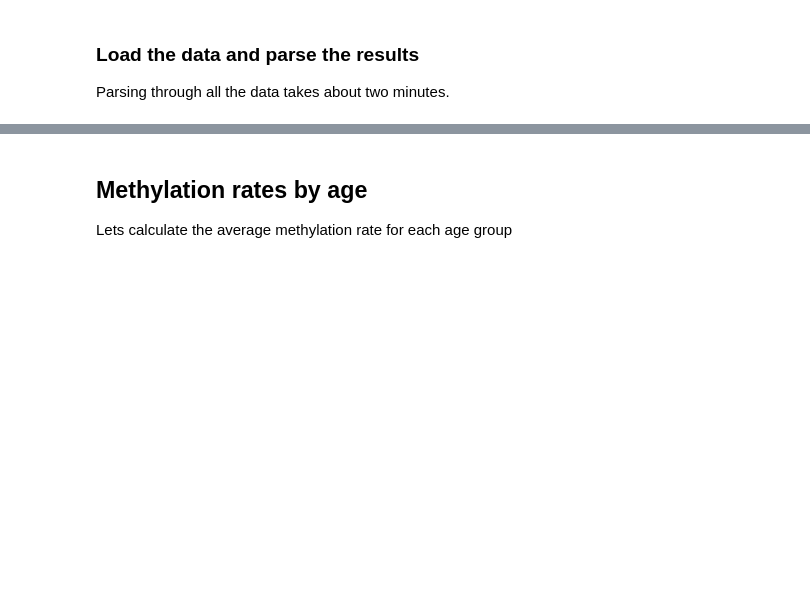
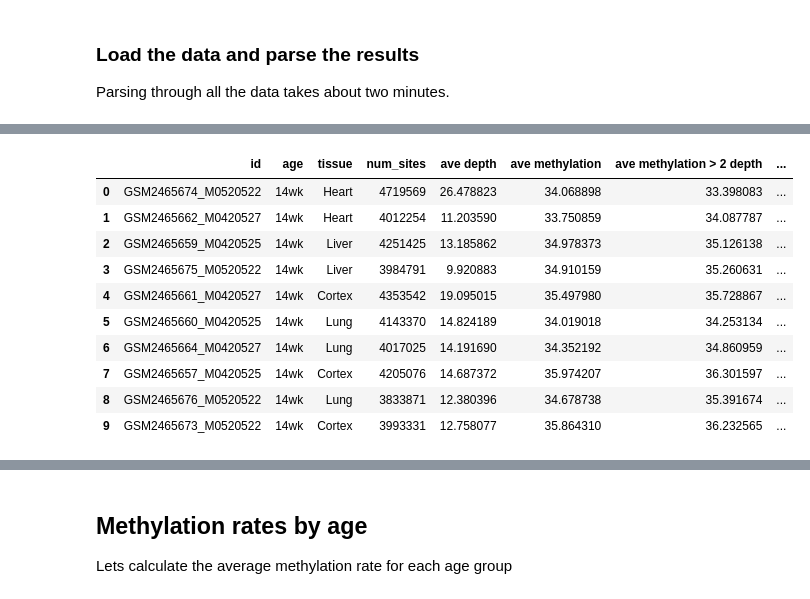
Before and after one commit to hunterDRuebsamen/Bioinformatic_Lab-1, a Jupyter notebook: methyl_analysis.ipynb, the cells around one changed output, grey strips where cells are left out. Cells and saved outputs as stored; diff of their text form; code cells hidden in the pictures; blank space fills up the shorter version.

```diff
--- a/methyl_analysis.ipynb
+++ b/methyl_analysis.ipynb
@@ -125,3 +68,18 @@ df
+# %%
+df.sort_values("age", ignore_index=True, inplace=True)
+df.head(10)
+# %% [output]
+|  | id | age | tissue | num_sites | ave depth | ave methylation | ave methylation > 2 depth | ... |
+| 0 | GSM2465674_M0520522 | 14wk | Heart | 4719569 | 26.478823 | 34.068898 | 33.398083 | ... |
+| 1 | GSM2465662_M0420527 | 14wk | Heart | 4012254 | 11.203590 | 33.750859 | 34.087787 | ... |
+| 2 | GSM2465659_M0420525 | 14wk | Liver | 4251425 | 13.185862 | 34.978373 | 35.126138 | ... |
+| 3 | GSM2465675_M0520522 | 14wk | Liver | 3984791 | 9.920883 | 34.910159 | 35.260631 | ... |
+| 4 | GSM2465661_M0420527 | 14wk | Cortex | 4353542 | 19.095015 | 35.497980 | 35.728867 | ... |
+| 5 | GSM2465660_M0420525 | 14wk | Lung | 4143370 | 14.824189 | 34.019018 | 34.253134 | ... |
+| 6 | GSM2465664_M0420527 | 14wk | Lung | 4017025 | 14.191690 | 34.352192 | 34.860959 | ... |
+| 7 | GSM2465657_M0420525 | 14wk | Cortex | 4205076 | 14.687372 | 35.974207 | 36.301597 | ... |
+| 8 | GSM2465676_M0520522 | 14wk | Lung | 3833871 | 12.380396 | 34.678738 | 35.391674 | ... |
+| 9 | GSM2465673_M0520522 | 14wk | Cortex | 3993331 | 12.758077 | 35.864310 | 36.232565 | ... |
 # %%
 df[(df['age']=='27wk') & (df['tissue']=='Cortex')]
 # %% [output]
```
Also changed, not shown: parts of 17 cells of this notebook.
